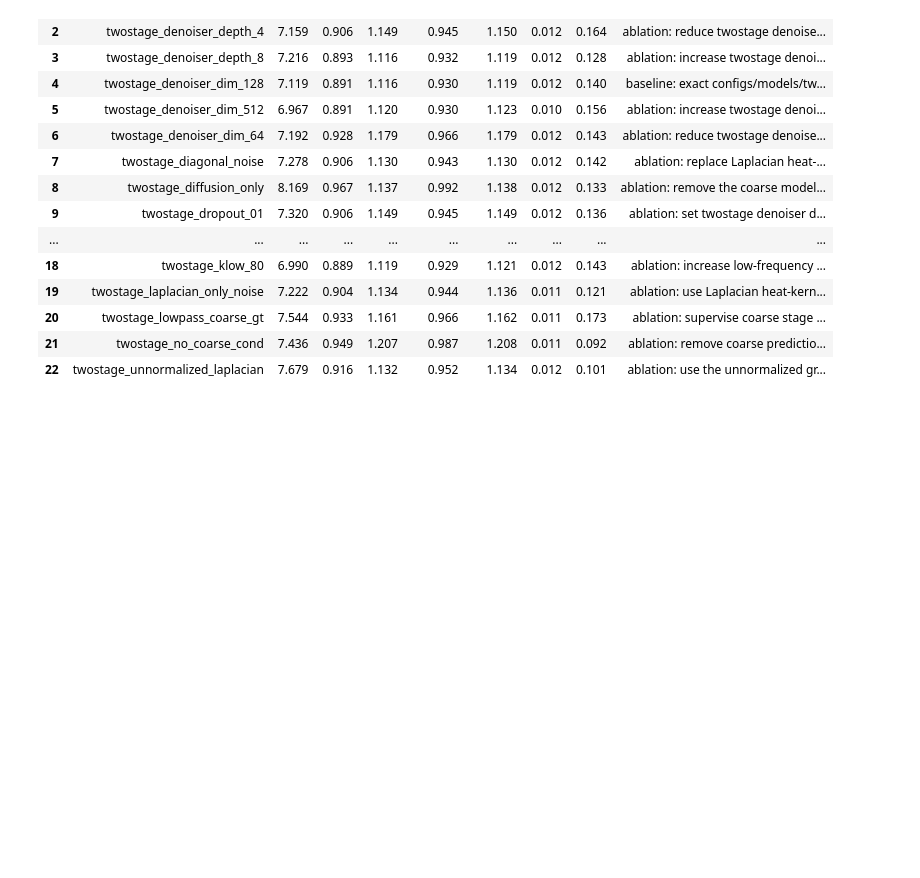
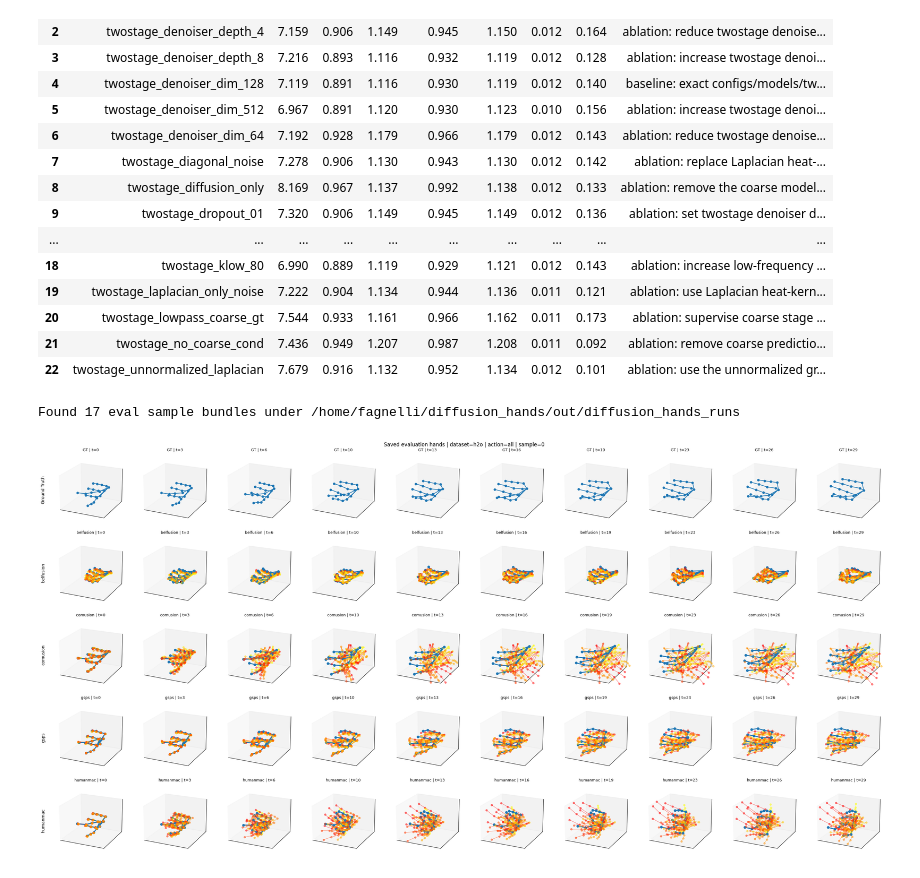
Before and after one commit to FrancescoAgnelli3/diffusion_hands, a Jupyter notebook: notebooks/metrics_table_by_dataset_action.ipynb, the cells around one changed output. Drawn from its saved outputs; the diff is of its cells as text; code cells hidden in the pictures; blank space fills up the shorter version.

```diff
--- a/notebooks/metrics_table_by_dataset_action.ipynb
+++ b/notebooks/metrics_table_by_dataset_action.ipynb
@@ -451,6 +451,8 @@ def _plot_hand_frame(ax, hands_frame, hand_edges, title=None, hand_cmap=None, ma
             )
         ax.scatter(hand[:, 0], hand[:, 1], hand[:, 2], color=hand_style['color'], alpha=hand_style['alpha'], s=hand_style['size'], depthshade=False)
 
+    ax.scatter([0], [0], [0], color='black', s=20, depthshade=False)
+
     all_points = hands_frame.reshape(-1, 3)
     _set_equal_axes(ax, all_points, axis_box=axis_box)
     ax.view_init(elev=20, azim=-65)
@@ -506,31 +508,34 @@ def visualize_saved_eval_grid(sample_idx=0, dataset=None, action_filter=None, ma
         hand_edges_model = _hand_edges_for_plot(model_name, model_dataset_name)
         pred_all = payload.get('pred_all')
         pred = payload['pred']
         best_idx = None
         if pred_all is not None:
             best_idx = _find_best_candidate_index(pred_all[sample_idx], payload['target'][sample_idx], model_name=model_name, dataset_name=model_dataset_name)
         for col_idx, frame_idx in enumerate(timestep_indices):
             ax = axes[row_idx, col_idx]
             if pred_all is not None:
                 hands_frame = pred_all[sample_idx, :, frame_idx]
             else:
                 hands_frame = pred[sample_idx, frame_idx][None, ...]
             hands_frame, hand_edges_model = _prepare_hands_for_plot(hands_frame, model_name=model_name, dataset_name=model_dataset_name, hand_edges=hand_edges_model)
             title = f'{model_name} | t={frame_idx}'
             _plot_hand_frame(ax, hands_frame, hand_edges_model, title=title, max_hands_per_subplot=max_hands_per_subplot, best_idx=best_idx, axis_box=gt_axis_boxes[int(frame_idx)])
 
     row_labels = ['Ground Truth', *model_names]
     for row_idx, row_label in enumerate(row_labels):
         axes[row_idx, 0].text2D(-0.15, 0.5, row_label, transform=axes[row_idx, 0].transAxes, rotation=90, va='center', ha='center', fontsize=10)
 
     action_name = first_bundle['metadata'].get('action_filter', action_filter or '') or 'all'
     fig.suptitle(f'Saved evaluation hands | dataset={dataset_name} | action={action_name} | sample={sample_idx}')
     plt.tight_layout()
     plt.show()
 
 
 saved_eval_files = list_saved_eval_sample_files()
 print(f'Found {len(saved_eval_files)} eval sample bundles under {EVAL_SAMPLES_ROOT}')
 
 # Example:
-visualize_saved_eval_grid(sample_idx=0, dataset='assembly', action_filter='pick_up_screwd', max_timesteps=10)
+visualize_saved_eval_grid(sample_idx=0, dataset='h2o', action_filter=None, max_timesteps=10)
+# %% [output]
+Found 17 eval sample bundles under /home/fagnelli/diffusion_hands/out/diffusion_hands_runs
+[figure, added]
```
Also changed, not shown: parts of 5 cells of this notebook, 14 other files.
